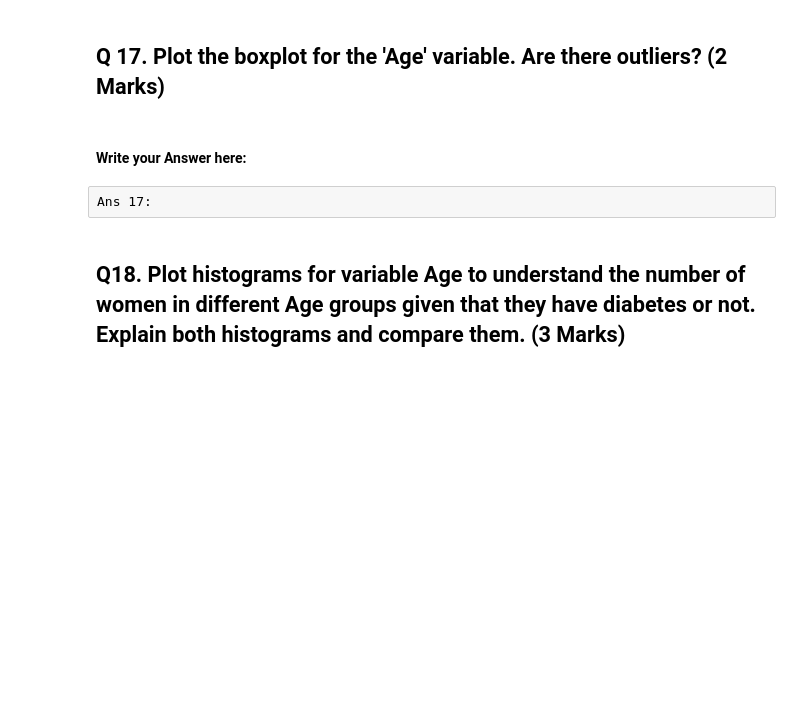
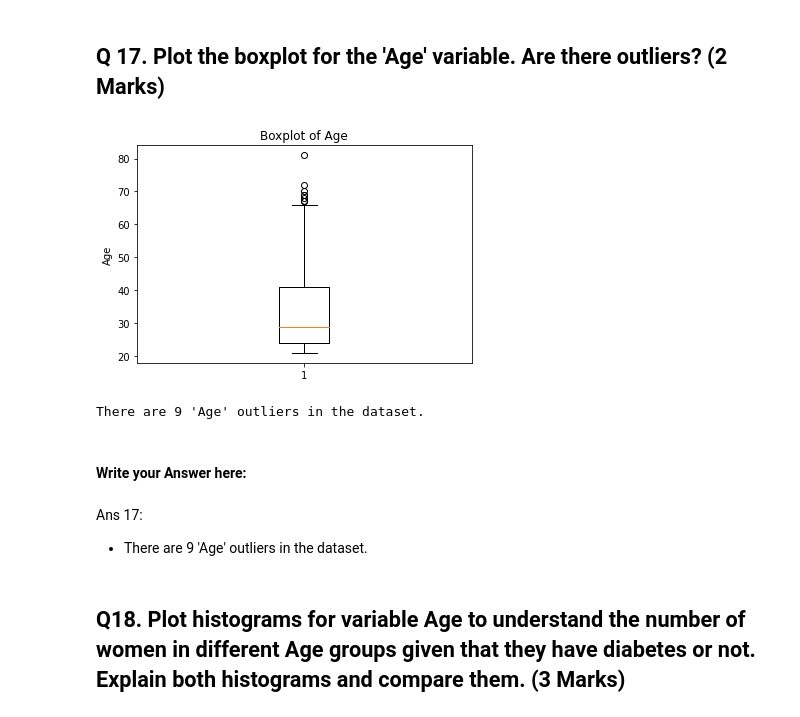
Before and after one commit to AlexHamn/pima-diabetes-analysis, a Jupyter notebook: diabetesAnalysis.ipynb, the cells around one changed output. Cells and saved outputs as stored; diff of their text form; code cells hidden in the pictures; blank space fills up the shorter version.

Commit message:
Find Age outliers

```diff
--- a/diabetesAnalysis.ipynb
+++ b/diabetesAnalysis.ipynb
@@ -381,15 +424,26 @@ Ans 16:
 # %%
 #remove _____ & write the appropriate function and column name
 
-plt.______(pima['____'])
+plt.boxplot(pima['Age'])
 
 plt.title('Boxplot of Age')
 plt.ylabel('Age')
 plt.show()
+
+Q1 = pima['Age'].quantile(0.25)
+Q3 = pima['Age'].quantile(0.75)
+IQR = Q3 - Q1
+ageOutliers=((pima['Age'] < (Q1 - 1.5 * IQR)) | (pima['Age'] > (Q3 + 1.5 * IQR))).sum()
+
+print('There are',ageOutliers,'\'Age\' outliers in the dataset.')
+# %% [output]
+[figure, added]
+There are 9 'Age' outliers in the dataset.
 # %% [markdown]
 #### Write your Answer here:
-# %% [raw]
-Ans 17:
+# %% [markdown]
+Ans 17:
+- There are 9 'Age' outliers in the dataset.
 # %% [markdown]
 ## Q18. Plot histograms for variable Age to understand the number of women in different Age groups given that they have diabetes or not. Explain both histograms and compare them. (3 Marks)
 # %%
```
Also changed, not shown: parts of 12 cells of this notebook.
